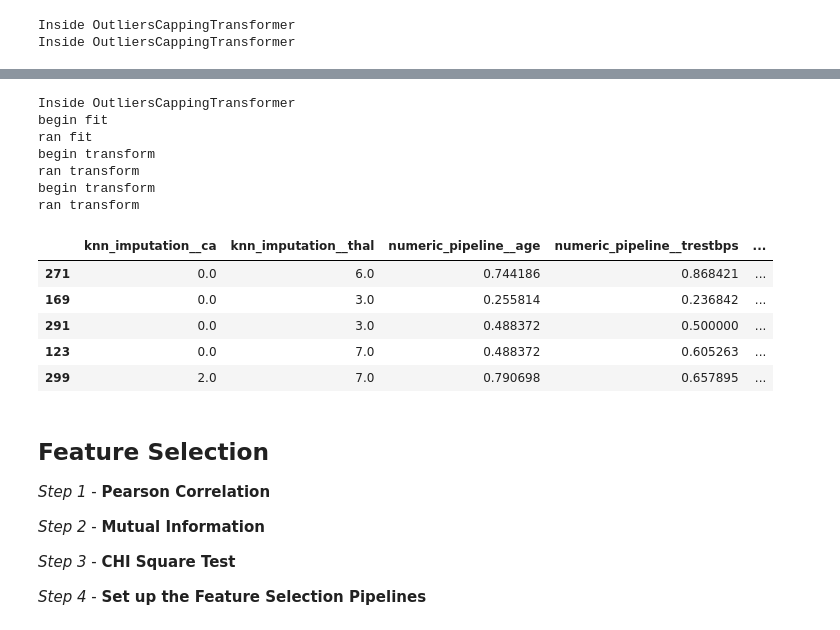
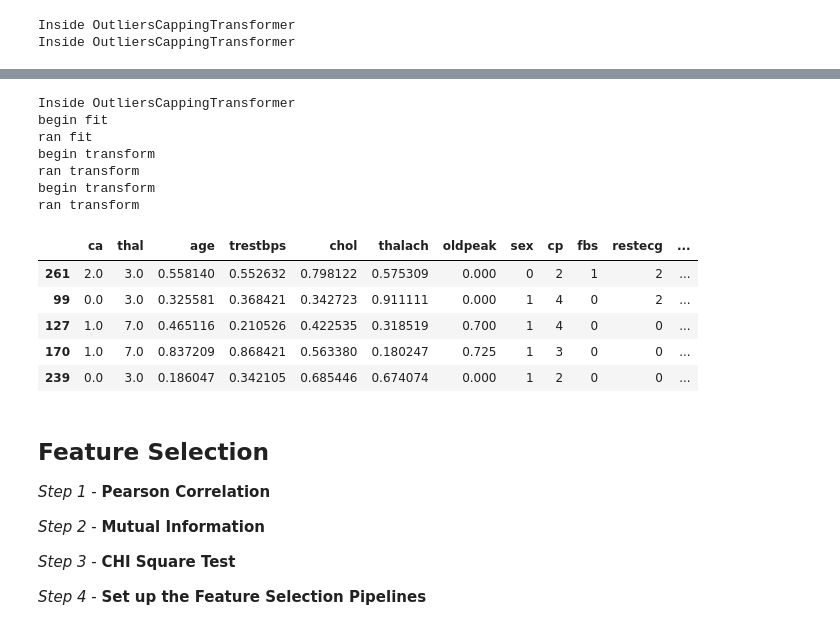
Before and after one commit to HussainAhmed202/MLProject, a Jupyter notebook: notebooks/heart_disease_prediction.ipynb, the cells around one changed output, grey strips where cells are left out. Saved outputs shown, nothing was run; the diff lists cells and outputs as text; code cells hidden in the pictures.

```diff
--- a/notebooks/heart_disease_prediction.ipynb
+++ b/notebooks/heart_disease_prediction.ipynb
@@ -848,32 +854,33 @@ ran transform
 # %%
 # x_train_mms_knn
 
 preprocessor4 = ColumnTransformer(
     transformers = [
         ("knn_imputation", categorical_pipelines['knn'], ['ca','thal']),
         ("numeric_pipeline", numeric_pipelines['mms'], numeric_feat)
     ],
+    verbose_feature_names_out = False,
     remainder = "passthrough"
 ).set_output(transform='pandas')
 
 
 x_train_mms_knn = preprocessor4.fit_transform(X_train,y_train)
 x_test_mms_knn = preprocessor4.transform(X_test)
 x_train_mms_knn.sample(5)
 # %% [output]
 Inside OutliersCappingTransformer
 begin fit
 ran fit
 begin transform
 ran transform
 begin transform
 ran transform
-|  | knn_imputation__ca | knn_imputation__thal | numeric_pipeline__age | numeric_pipeline__trestbps | ... |
-| 271 | 0.0 | 6.0 | 0.744186 | 0.868421 | ... |
-| 169 | 0.0 | 3.0 | 0.255814 | 0.236842 | ... |
-| 291 | 0.0 | 3.0 | 0.488372 | 0.500000 | ... |
-| 123 | 0.0 | 7.0 | 0.488372 | 0.605263 | ... |
-| 299 | 2.0 | 7.0 | 0.790698 | 0.657895 | ... |
+|  | ca | thal | age | trestbps | chol | thalach | oldpeak | sex | cp | fbs | restecg | ... |
+| 261 | 2.0 | 3.0 | 0.558140 | 0.552632 | 0.798122 | 0.575309 | 0.000 | 0 | 2 | 1 | 2 | ... |
+| 99 | 0.0 | 3.0 | 0.325581 | 0.368421 | 0.342723 | 0.911111 | 0.000 | 1 | 4 | 0 | 2 | ... |
+| 127 | 1.0 | 7.0 | 0.465116 | 0.210526 | 0.422535 | 0.318519 | 0.700 | 1 | 4 | 0 | 0 | ... |
+| 170 | 1.0 | 7.0 | 0.837209 | 0.868421 | 0.563380 | 0.180247 | 0.725 | 1 | 3 | 0 | 0 | ... |
+| 239 | 0.0 | 3.0 | 0.186047 | 0.342105 | 0.685446 | 0.674074 | 0.000 | 1 | 2 | 0 | 0 | ... |
 # %%
 preprocessors = {
     "x_train_std_mode":preprocessor1,
```
Also changed, not shown: parts of 10 cells of this notebook.
